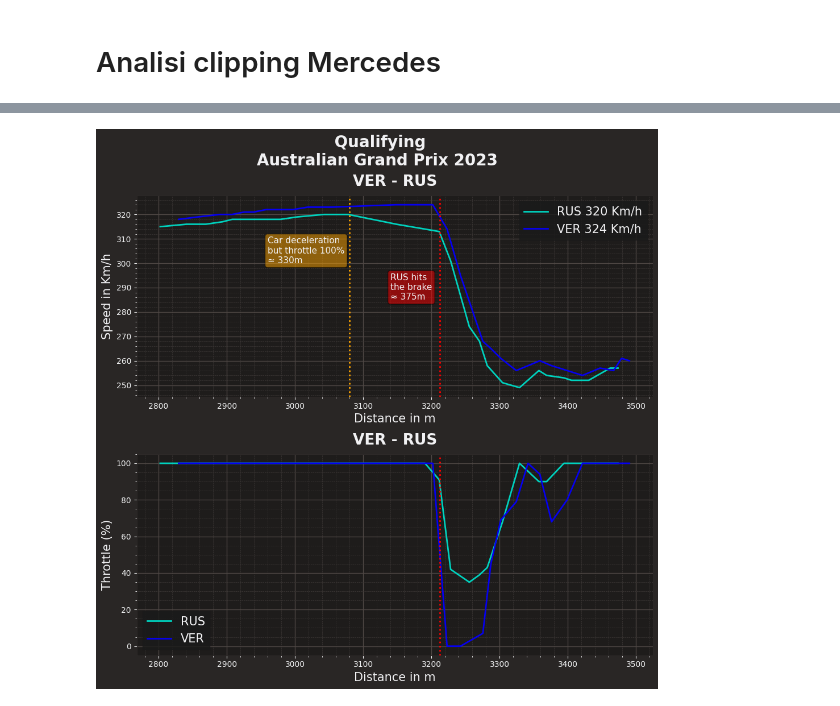
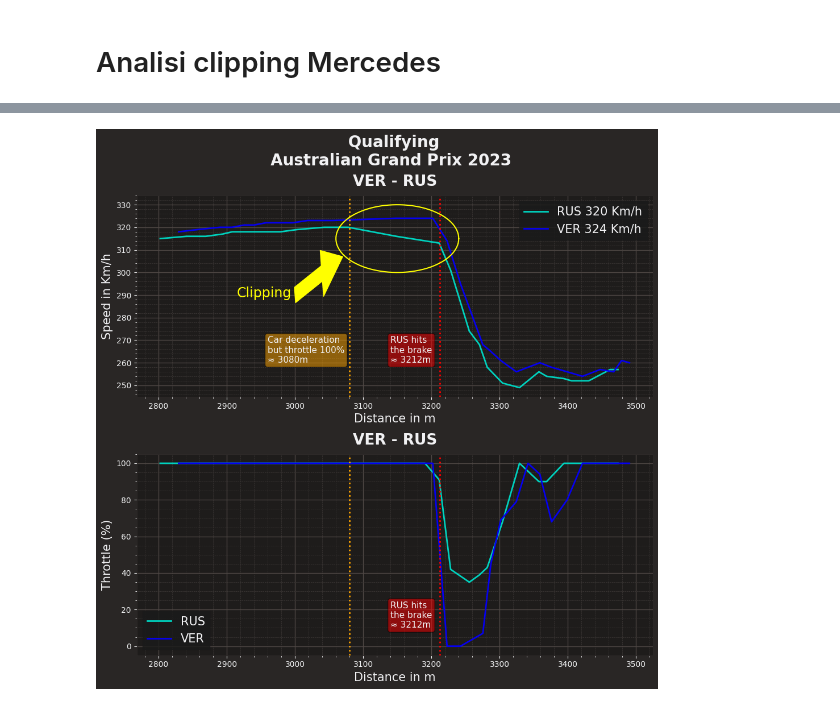
Before and after one commit to Rick8998/Australia2023F1, a Jupyter notebook: SessionAnalysis/clipping.ipynb, the cells around one changed output, grey strips where cells are left out. Cells and saved outputs as stored; diff of their text form; code cells hidden in the pictures.

Commit message:
Analisi clipping Mercedes

```diff
--- a/SessionAnalysis/clipping.ipynb
+++ b/SessionAnalysis/clipping.ipynb
@@ -39,69 +35,45 @@ core           INFO     Finished loading data for 20 drivers: ['1', '63', '44',
 # %%
-ff1.plotting.setup_mpl()
-
-rus_lap = fp.laps.pick_driver('RUS').pick_fastest()
-ver_lap = fp.laps.pick_driver('VER').pick_fastest()
-
-rus_tel = rus_lap.get_car_data().add_distance()
-ver_tel = ver_lap.get_car_data().add_distance()
-
-rus_tel = rus_tel.loc[(rus_tel['Speed'].between(240, 360, inclusive=True)) & (rus_tel['Distance'].between(2800, 3500, inclusive=True))]
-ver_tel = ver_tel.loc[(ver_tel['Speed'].between(240, 360, inclusive=True)) & (ver_tel['Distance'].between(2800, 3500, inclusive=True))]
-
-mer_color = ff1.plotting.team_color('MER')
-rbr_color = ff1.plotting.team_color('RBR')
-
 fig, ax = plt.subplots(2)
 fig.set_figheight(10)
 fig.set_figwidth(10)
 ax[0].plot(rus_tel['Distance'], rus_tel['Speed'], color = mer_color, label = 'RUS ' + str(rus_tel['Speed'].max()) + " Km/h", linewidth=2)
 ax[0].plot(ver_tel['Distance'], ver_tel['Speed'], color = rbr_color, label = 'VER ' + str(ver_tel['Speed'].max()) + " Km/h", linewidth=2)
 
 ax[0].axvline(x=3212, color = 'red', linestyle=':', linewidth=2)
-ax[0].text(x=3140, y = 285, s = "RUS hits\nthe brake\n≈ 3212m", fontsize=11, bbox=dict(boxstyle='round', facecolor='red', alpha=0.5))
+ax[0].text(x=3140, y = 260, s = "RUS hits\nthe brake\n≈ 3212m", fontsize=11, bbox=dict(boxstyle='round', facecolor='red', alpha=0.5))
 ax[0].axvline(x=3080, color = 'orange', linestyle=':', linewidth=2)
-ax[0].text(x=2960, y = 300, s = "Car deceleration\nbut throttle 100%\n≈ 3080m ", fontsize=11, bbox=dict(boxstyle='round', facecolor='orange', alpha=0.5))
+ax[0].text(x=2960, y = 260, s = "Car deceleration\nbut throttle 100%\n≈ 3080m ", fontsize=11, bbox=dict(boxstyle='round', facecolor='orange', alpha=0.5))
 
+u=3150     #x-position of the center
+v=315    #y-position of the center
+a=90     #radius on the x-axis
+b=15    #radius on the y-axis
+t = np.linspace(0, 2*pi, 100)
+ax[0].plot( u+a*np.cos(t) , v+b*np.sin(t), color="yellow")
+
+ax[0].arrow(x = 3000, y = 290, dx = 70, dy=17, width=7, color='yellow', length_includes_head = True)
+ax[0].annotate('Clipping', xy = (2915, 289), fontsize=17, color = "yellow")
 
 ax[0].set_xlabel('Distance in m', fontsize=15)
 ax[0].set_ylabel('Speed in Km/h', fontsize=15)
 
 ax[0].legend(prop={'size':15})
 ax[0].set_title(f"{ver_lap['Driver']} - {rus_lap['Driver']}", fontweight = "bold")
-'''
-u=360     #x-position of the center
-v=320    #y-position of the center
-a=50     #radius on the x-axis
-b=20    #radius on the y-axis
-t = np.linspace(0, 2*pi, 100)
-ax[0].plot( u+a*np.cos(t) , v+b*np.sin(t), color="yellow")
-ax[0].arrow(x = 250, y = 280, dx = 70, dy=25, width=7, color='yellow', length_includes_head = True)
-ax[0].annotate('Clipping', xy = (130, 277.5), fontsize=17, color = "yellow")
-ax[0].set_xlim([0, 1000])
-ax[0].axvline(x=378, color = 'white', linestyle=':', linewidth=2)
-
-
-
-
-
-
-'''
-
 
 ax[1].plot(rus_tel['Distance'], rus_tel['Throttle'], color = mer_color, label = 'RUS', linewidth=2)
 ax[1].plot(ver_tel['Distance'], ver_tel['Throttle'], color = rbr_color, label = 'VER', linewidth=2)
-
+ax[1].text(x=3140, y = 10, s = "RUS hits\nthe brake\n≈ 3212m", fontsize=11, bbox=dict(boxstyle='round', facecolor='red', alpha=0.5))
 ax[1].set_xlabel('Distance in m', fontsize=15)
 ax[1].set_ylabel('Throttle (%)', fontsize=15)
-
+ax[1].axvline(x=3080, color = 'orange', linestyle=':', linewidth=2)
 ax[1].axvline(x=3212, color = 'red', linestyle=':', linewidth=2)
 #ax[1].text(x=280, y = 5, s = "LEC hits\nthe brake\n≈375m", fontsize = 11, bbox=dict(boxstyle='round', facecolor='darkgrey', alpha=0.5))
 ax[1].legend(prop={'size':15})
 ax[1].set_title(f"{ver_lap['Driver']} - {rus_lap['Driver']}", fontweight = "bold")
 
-fig.suptitle(f" Qualifying\n"
-             f"{fp.event['EventName']} {fp.event.year}", fontsize=20, fontweight='bold')
+fig.suptitle(f"      Qualifying\n"
+             f"     {fp.event['EventName']} {fp.event.year}", fontsize=20, fontweight='bold')
 
 fig.tight_layout()
 # %% [output]
-[figure, old version]
+[figure, new version]
```
Also changed, not shown: parts of 2 cells of this notebook.
